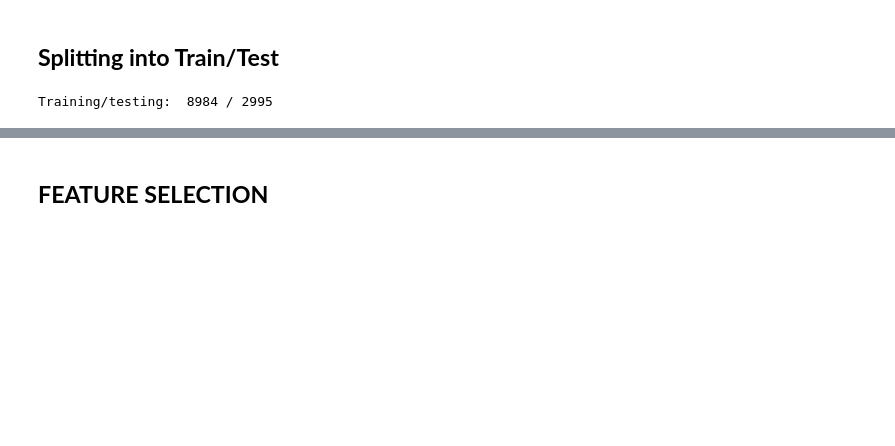
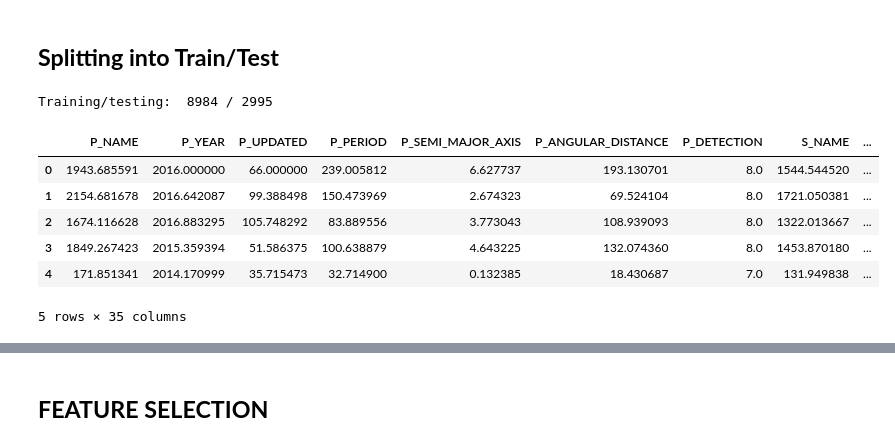
Before and after one commit to Ridima28/Exoplanet-Habitability-Classification, a Jupyter notebook: main.ipynb, the cells around one changed output, grey strips where cells are left out. Cells and saved outputs as stored; diff of their text form; code cells hidden in the pictures; blank space fills up the shorter version.

```diff
--- a/main.ipynb
+++ b/main.ipynb
@@ -279,4 +265,20 @@ X_train, X_test, y_train, y_test = train_test_split(X,y, test_size=0.25, random_
 print("Training/testing: ", len(X_train), '/', len(X_test))
 # %% [output]
 Training/testing:  8984 / 2995
+# %%
+X= df.iloc[:, df.columns != 'P_HABITABLE']
+y = df['P_HABITABLE']
+smote = SMOTE(sampling_strategy='auto', k_neighbors=5, random_state=42)
+X_train_smote, y_train_smote = smote.fit_resample(X_train, y_train)
+
+df = pd.concat([pd.DataFrame(X_train_smote), pd.DataFrame(y_train_smote)], axis = 1 )
+df.head()
+# %% [output]
+|  | P_NAME | P_YEAR | P_UPDATED | P_PERIOD | P_SEMI_MAJOR_AXIS | P_ANGULAR_DISTANCE | P_DETECTION | S_NAME | ... |
+| 0 | 1943.685591 | 2016.000000 | 66.000000 | 239.005812 | 6.627737 | 193.130701 | 8.0 | 1544.544520 | ... |
+| 1 | 2154.681678 | 2016.642087 | 99.388498 | 150.473969 | 2.674323 | 69.524104 | 8.0 | 1721.050381 | ... |
+| 2 | 1674.116628 | 2016.883295 | 105.748292 | 83.889556 | 3.773043 | 108.939093 | 8.0 | 1322.013667 | ... |
+| 3 | 1849.267423 | 2015.359394 | 51.586375 | 100.638879 | 4.643225 | 132.074360 | 8.0 | 1453.870180 | ... |
+| 4 | 171.851341 | 2014.170999 | 35.715473 | 32.714900 | 0.132385 | 18.430687 | 7.0 | 131.949838 | ... |
+5 rows × 35 columns
 # %%
```
Also changed, not shown: parts of 17 cells of this notebook, 1 other file.
